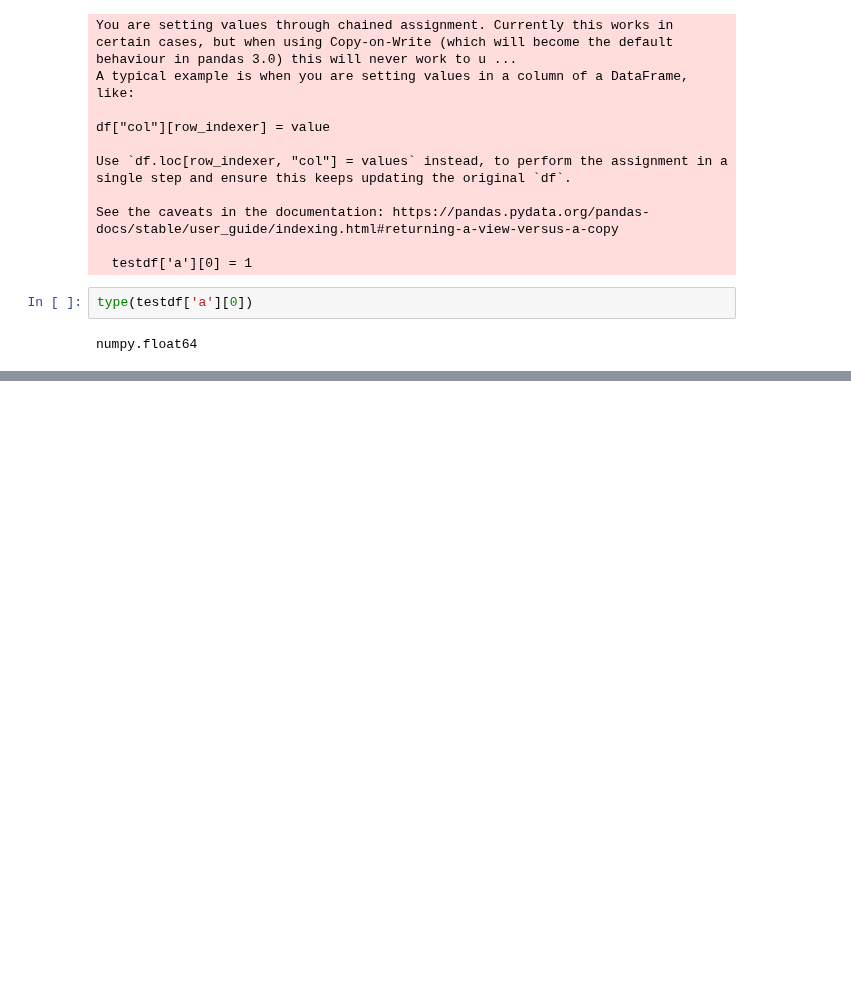
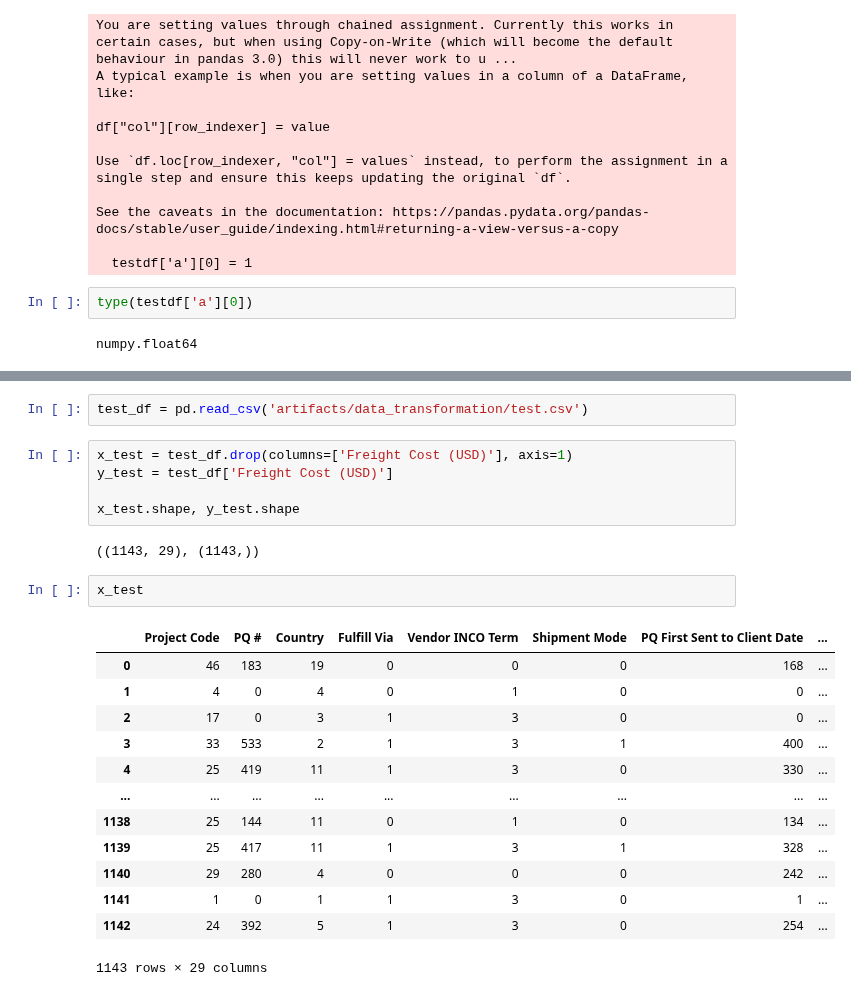
Before and after one commit to krishanwalia30/Consignment-Pricing-Prediction, a Jupyter notebook: research/example.ipynb, the cells around one changed output, grey strips where cells are left out. Drawn from its saved outputs; the diff is of its cells as text; blank space fills up the shorter version.

```diff
--- a/research/example.ipynb
+++ b/research/example.ipynb
@@ -253,0 +296,25 @@ numpy.float64
+# %%
+test_df = pd.read_csv('artifacts/data_transformation/test.csv')
+# %%
+x_test = test_df.drop(columns=['Freight Cost (USD)'], axis=1)
+y_test = test_df['Freight Cost (USD)']
+
+x_test.shape, y_test.shape
+# %% [output]
+((1143, 29), (1143,))
+# %%
+x_test
+# %% [output]
+|  | Project Code | PQ # | Country | Fulfill Via | Vendor INCO Term | Shipment Mode | PQ First Sent to Client Date | ... |
+| 0 | 46 | 183 | 19 | 0 | 0 | 0 | 168 | ... |
+| 1 | 4 | 0 | 4 | 0 | 1 | 0 | 0 | ... |
+| 2 | 17 | 0 | 3 | 1 | 3 | 0 | 0 | ... |
+| 3 | 33 | 533 | 2 | 1 | 3 | 1 | 400 | ... |
+| 4 | 25 | 419 | 11 | 1 | 3 | 0 | 330 | ... |
+| ... | ... | ... | ... | ... | ... | ... | ... | ... |
+| 1138 | 25 | 144 | 11 | 0 | 1 | 0 | 134 | ... |
+| 1139 | 25 | 417 | 11 | 1 | 3 | 1 | 328 | ... |
+| 1140 | 29 | 280 | 4 | 0 | 0 | 0 | 242 | ... |
+| 1141 | 1 | 0 | 1 | 1 | 3 | 0 | 1 | ... |
+| 1142 | 24 | 392 | 5 | 1 | 3 | 0 | 254 | ... |
+1143 rows × 29 columns
```
Also changed, not shown: parts of 7 cells of this notebook, 2 other files.
